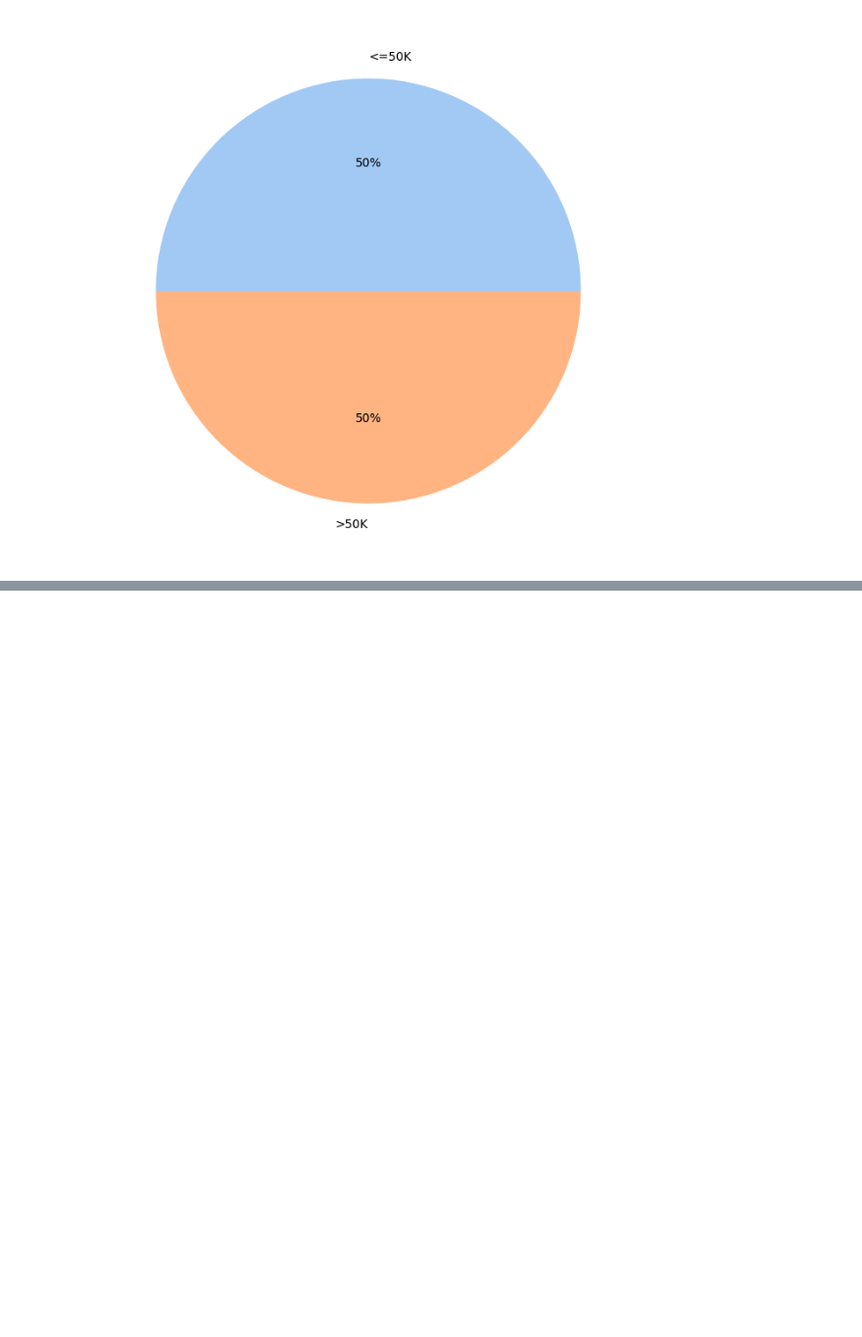
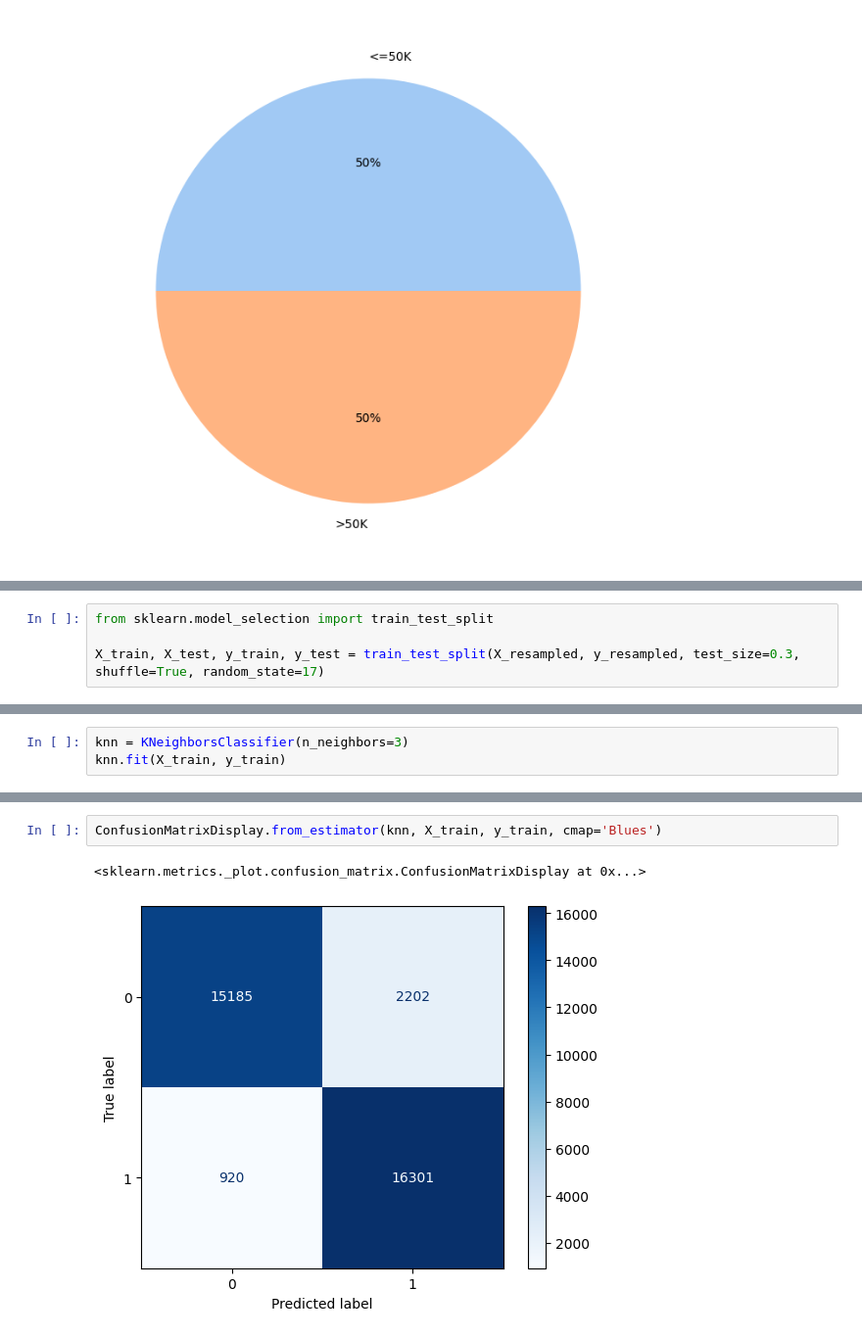
Before and after one commit to julivess/ML_unn, a Jupyter notebook: ML_unn_fiit.ipynb, the cells around one changed output, grey strips where cells are left out. Shown at 98% size. Drawn from its saved outputs; the diff is of its cells as text; blank space fills up the shorter version.

```diff
--- a/ML_unn_fiit.ipynb
+++ b/ML_unn_fiit.ipynb
@@ -483,0 +490,4 @@ plt.show()
+# %%
+from sklearn.model_selection import train_test_split
+
+X_train, X_test, y_train, y_test = train_test_split(X_resampled, y_resampled, test_size=0.3, shuffle=True, random_state=17)
@@ -483,0 +512,3 @@ plt.show()
+# %%
+knn = KNeighborsClassifier(n_neighbors=3)
+knn.fit(X_train, y_train)
@@ -483,0 +527,5 @@ plt.show()
+# %%
+ConfusionMatrixDisplay.from_estimator(knn, X_train, y_train, cmap='Blues')
+# %% [output]
+<sklearn.metrics._plot.confusion_matrix.ConfusionMatrixDisplay at 0x...>
+[figure, added]
```
Also changed, not shown: parts of 70 cells of this notebook.
